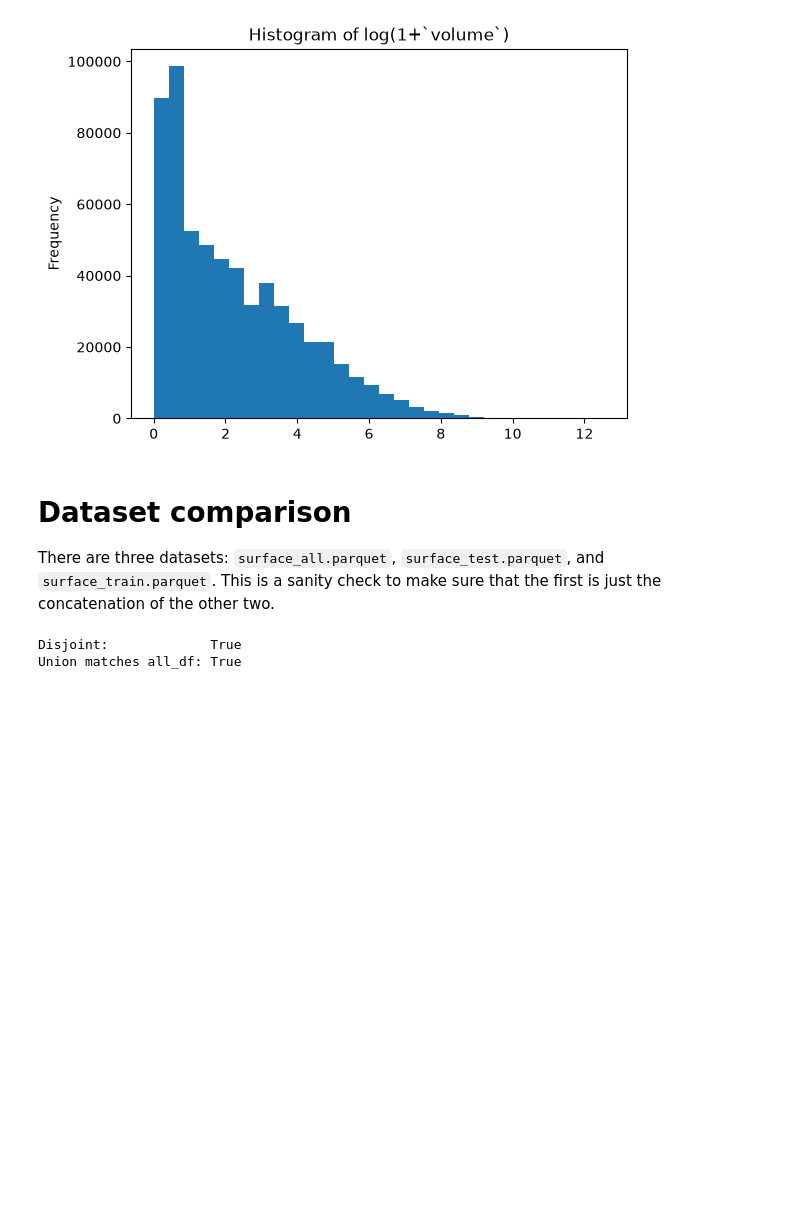
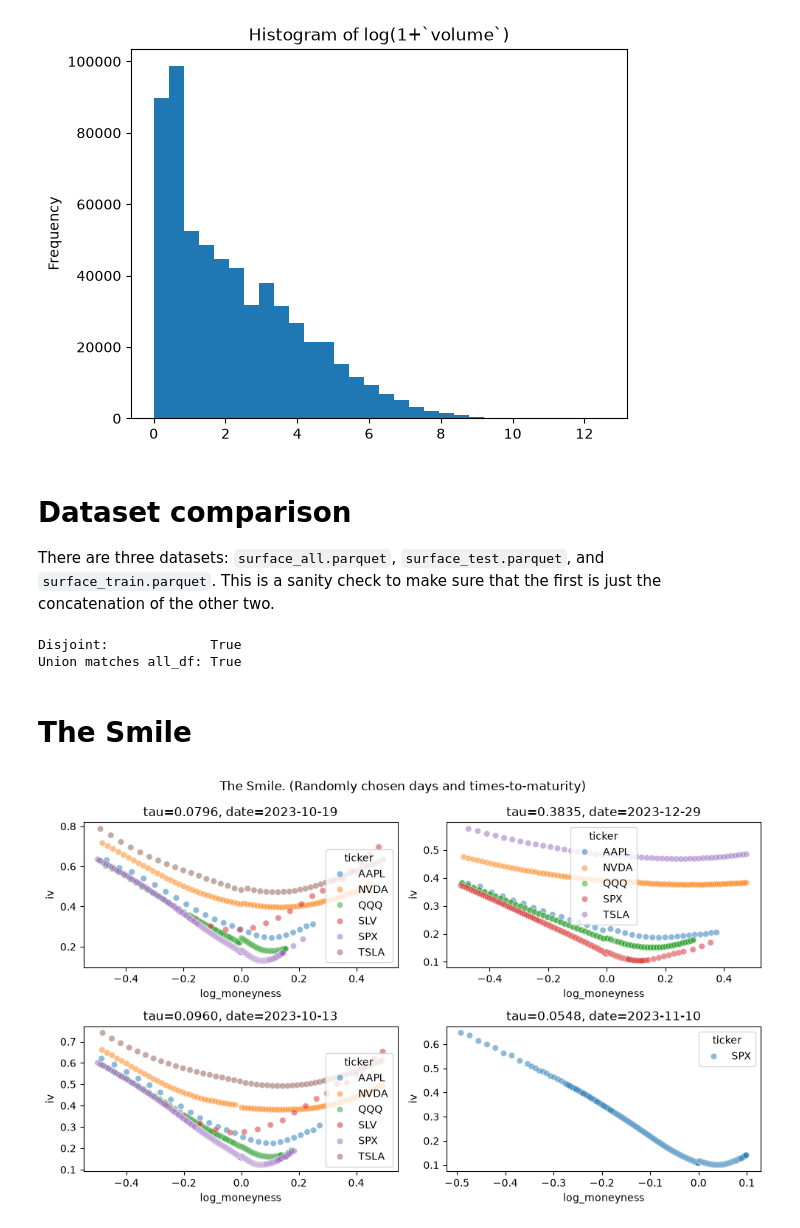
Before and after one commit to UranMai/Quant-Finance-project, a Jupyter notebook: eda.ipynb, the cells around one changed output. Drawn from its saved outputs; the diff is of its cells as text; code cells hidden in the pictures; blank space fills up the shorter version.

Commit message:
include initial eda for the smile

```diff
--- a/eda.ipynb
+++ b/eda.ipynb
@@ -186,20 +186,37 @@ This is a sanity check to make sure that the first is just the concatenation of
 all_df = pd.read_parquet("Processed_data/surface_all.parquet")
 test_df = pd.read_parquet("Processed_data/surface_test.parquet")
 train_df = pd.read_parquet("Processed_data/surface_train.parquet")
+
+# Check disjointness: no identical rows shared by train and test
+join_cols = all_df.columns.tolist()
+overlap_rows = train_df.merge(test_df, on=join_cols, how="inner")
+is_disjoint = overlap_rows.empty
+
+combined_df = pd.concat([train_df, test_df], ignore_index=True)
+
+all_counts = all_df.value_counts(dropna=False).sort_index()
+combined_counts = combined_df.value_counts(dropna=False).sort_index()
+same_union = all_counts.equals(combined_counts)
+
+print(f"Disjoint:             {is_disjoint}")
+print(f"Union matches all_df: {same_union}")
+# %% [output]
+Disjoint:             True
+Union matches all_df: True
-# %%
-# Check disjointness: no identical rows shared by train and test
-join_cols = all_df.columns.tolist()
-overlap_rows = train_df.merge(test_df, on=join_cols, how="inner")
-is_disjoint = overlap_rows.empty
-
-combined_df = pd.concat([train_df, test_df], ignore_index=True)
-
-all_counts = all_df.value_counts(dropna=False).sort_index()
-combined_counts = combined_df.value_counts(dropna=False).sort_index()
-same_union = all_counts.equals(combined_counts)
-
-print(f"Disjoint:             {is_disjoint}")
-print(f"Union matches all_df: {same_union}")
-# %% [output]
-Disjoint:             True
-Union matches all_df: True
+# %% [markdown]
+# The Smile
+# %%
+fig, ax = plt.subplots(2, 2, figsize=(10, 6))
+taus = raw_df["tau"].value_counts().index[:100] # 100 most common values of tau
+# dates = np.random.choice(raw_df["quote_date"].unique(), 4)
+for i, tau in enumerate(np.random.choice(taus, 4)):
+    plot_df = raw_df[raw_df["tau"] == tau]
+    date = plot_df["quote_date"].value_counts().index[0]
+    plot_df = plot_df[plot_df["quote_date"] == date]
+    # plot_df = plot_df[plot_df["quote_date"] == dates[i]]
+    sns.scatterplot(plot_df, x="log_moneyness", y="iv", hue="ticker", ax=ax.flat[i], alpha=0.5)
+    ax.flat[i].set_title(f"tau={tau:.4f}, date={date.strftime('%Y-%m-%d')}")
+plt.suptitle("The Smile. (Randomly chosen days and times-to-maturity)")
+plt.tight_layout()
+# %% [output]
+[figure, added]
```
